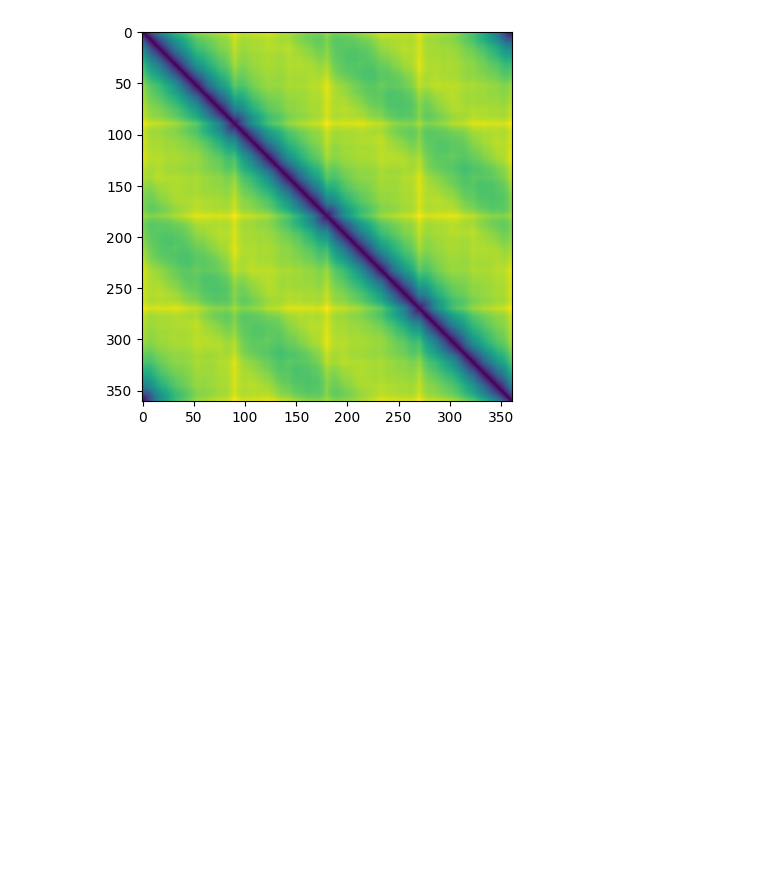
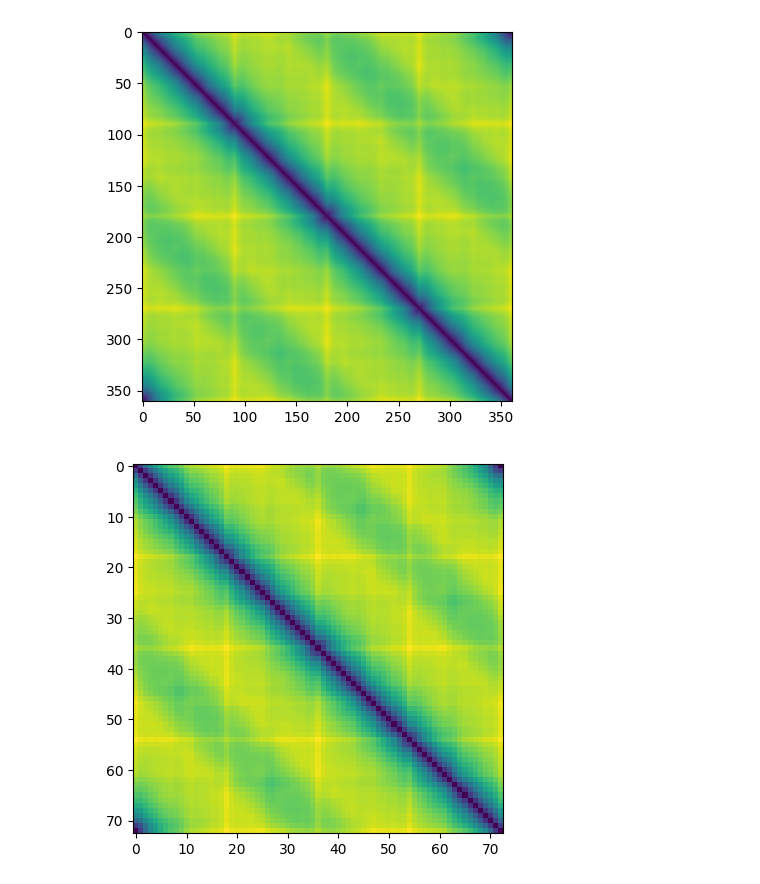
Before and after one commit to kyleormsby/persistent-symmetry, a Jupyter notebook: studentDemos/Dale_demos/diagramTest.ipynb, the cells around one changed output. Saved outputs shown, nothing was run; the diff lists cells and outputs as text; code cells hidden in the pictures; blank space fills up the shorter version.

Commit message:
=added more pairwise graphs

```diff
--- a/studentDemos/Dale_demos/diagramTest.ipynb
+++ b/studentDemos/Dale_demos/diagramTest.ipynb
@@ -307,3 +304,18 @@ plt.imshow(D)
 plt.show()
 # %% [output]
 [figure]
+# %%
+# Bicubic resampling
+rot5 = []
+j = np.arange(0,361,5)
+for i in j:
+    temp = testimg.rotate(i, resample = PIL.Image.Resampling.BICUBIC)
+    shower = translation_snapshot(temp, (16,12),(0,0))
+    shower = np.asarray(shower)
+    rot5.append(shower.reshape(-1))
+D = pairwise_distances(rot5)
+plt.figure()
+plt.imshow(D)
+plt.show()
+# %% [output]
+[figure, added]
```
Also changed, not shown: parts of 16 cells of this notebook, 1 other file.
